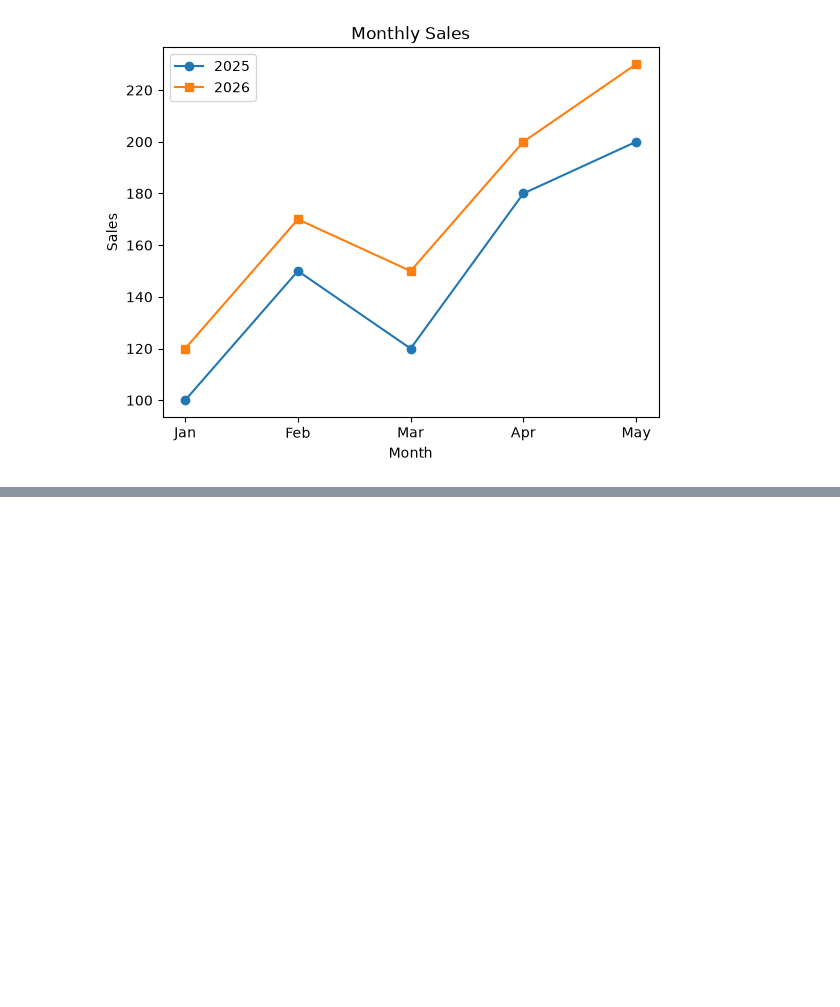
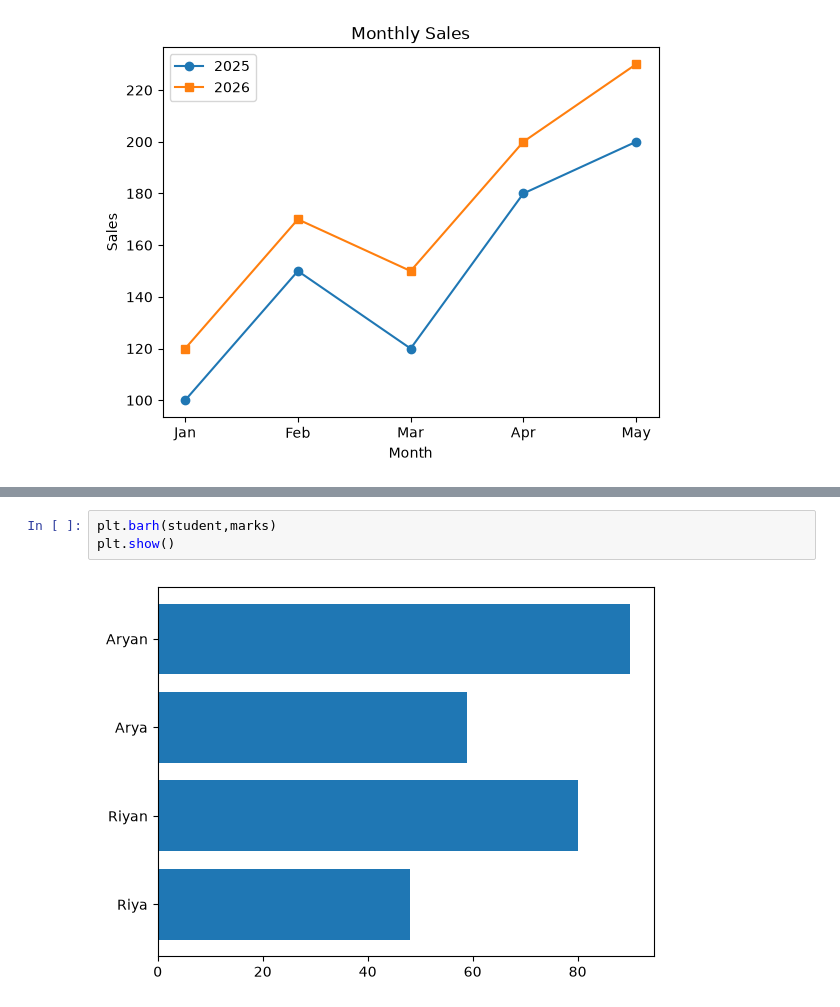
Before and after one commit to priyanship-cse/ADS_26_2026_2503201000866, a Jupyter notebook: Python/matplot.ipynb, the cells around one changed output, grey strips where cells are left out. Drawn from its saved outputs; the diff is of its cells as text; blank space fills up the shorter version.

```diff
--- a/Python/matplot.ipynb
+++ b/Python/matplot.ipynb
@@ -47,0 +59,5 @@ plt.show()
+# %%
+plt.barh(student,marks)
+plt.show()
+# %% [output]
+[figure, added]
```
Also changed, not shown: parts of 2 cells of this notebook.
